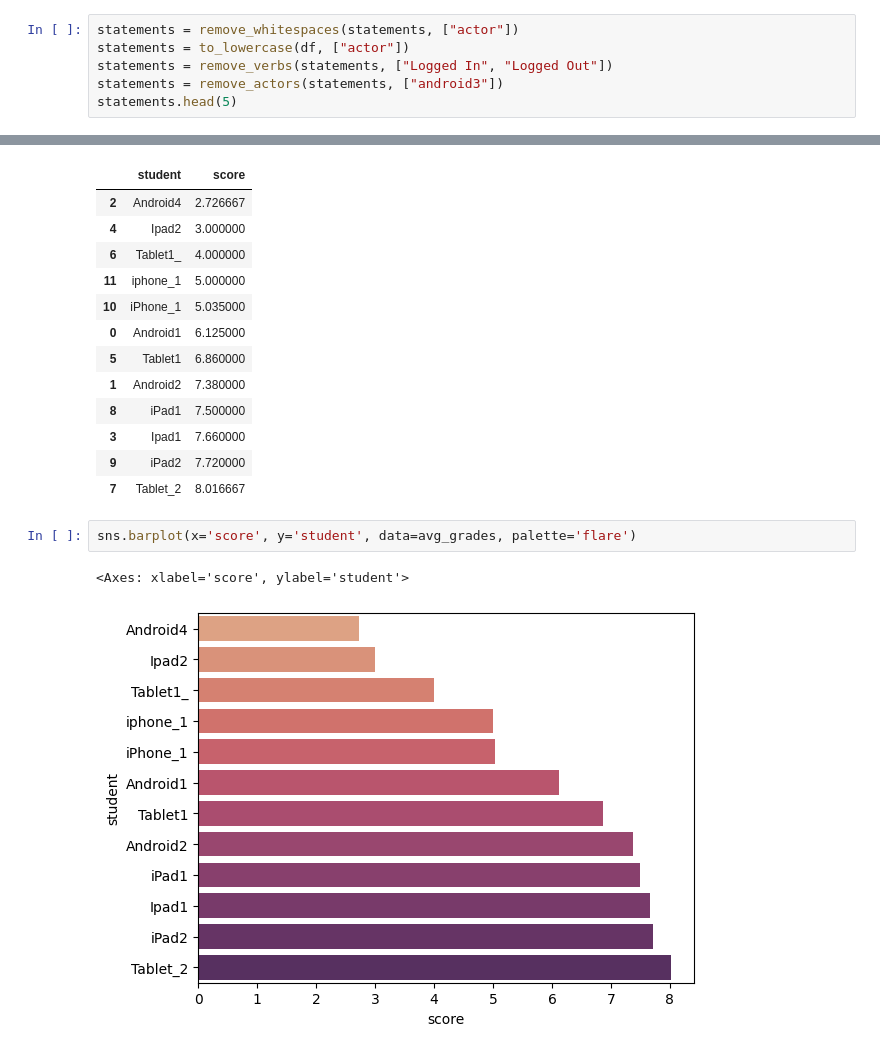
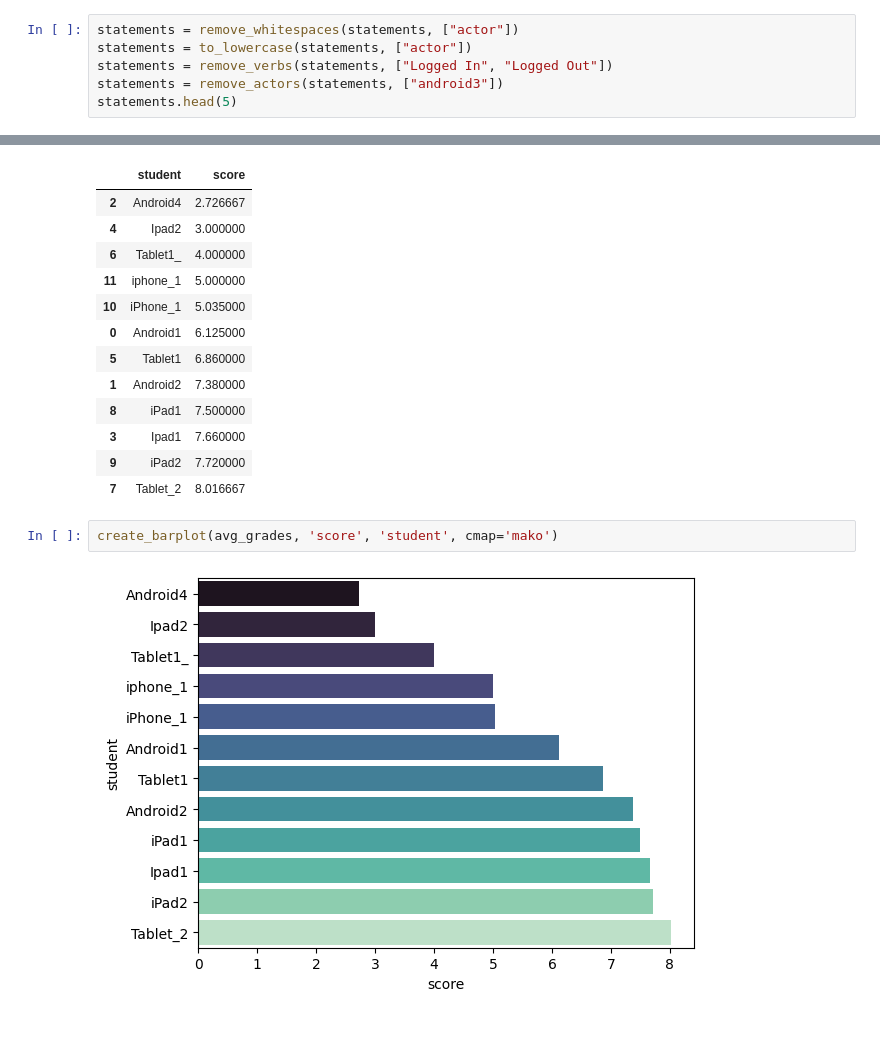
Before and after one commit to Stocastico/xapi_analysis, a Jupyter notebook: _proc/01_input_csv.ipynb, the cells around one changed output, grey strips where cells are left out. Cells and saved outputs as stored; diff of their text form.

Commit message:
Add function for barplot, update readme

```diff
--- a/_proc/01_input_csv.ipynb
+++ b/_proc/01_input_csv.ipynb
@@ -215,7 +208,7 @@ test_eq(get_all_verbs(test_df), test_verbs)
 Here we present some functions that are typically applied when analysing xAPI statements data. For this, we will use a clean version of the statements dataset, where some of the functions described above has been applied
 # %%
 statements = remove_whitespaces(statements, ["actor"])
-statements = to_lowercase(df, ["actor"])
+statements = to_lowercase(statements, ["actor"])
 statements = remove_verbs(statements, ["Logged In", "Logged Out"])
 statements = remove_actors(statements, ["android3"])
 statements.head(5)
@@ -384,8 +398,7 @@ avg_grades
 | 3 | Ipad1 | 7.660000 |
 | 9 | iPad2 | 7.720000 |
 | 7 | Tablet_2 | 8.016667 |
-# %%
-sns.barplot(x='score', y='student', data=avg_grades, palette='flare')
-# %% [output]
-<Axes: xlabel='score', ylabel='student'>
-[figure, removed]
+# %%
+create_barplot(avg_grades, 'score', 'student', cmap='mako')
+# %% [output]
+[figure, added]
```
Also changed, not shown: parts of 15 cells of this notebook, 37 other files.
